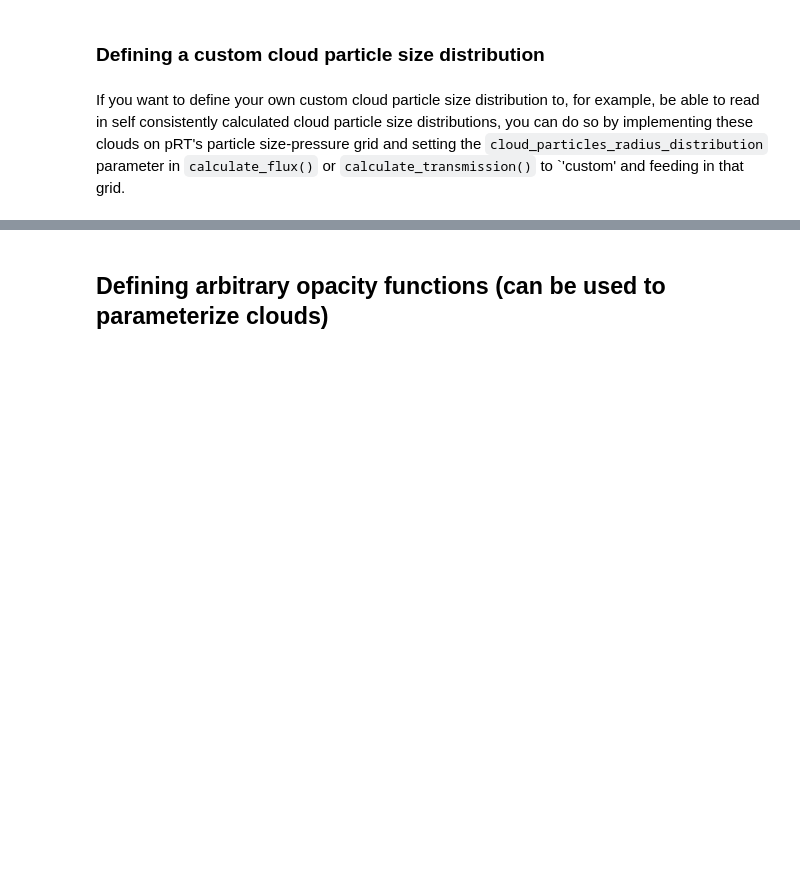
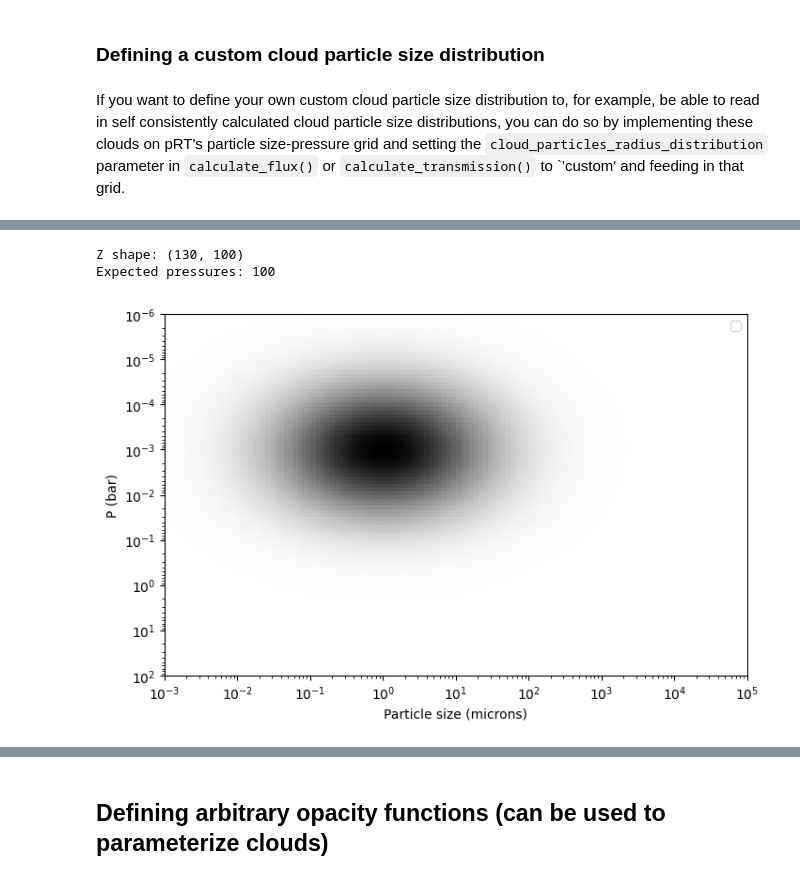
Before and after one commit to FormingWorlds/petitRADTRANS, a Jupyter notebook: docs/content/notebooks/including_clouds.ipynb, the cells around one changed output, grey strips where cells are left out. Saved outputs shown, nothing was run; the diff lists cells and outputs as text; code cells hidden in the pictures; blank space fills up the shorter version.

Commit message:
Working on the tests (not working - issue with reference file) Updating test (Formatting issue on custom cloud particle distribution)

```diff
--- a/docs/content/notebooks/including_clouds.ipynb
+++ b/docs/content/notebooks/including_clouds.ipynb
@@ -773,0 +719,18 @@ plt.show()
+# %%
+atmosphere = Radtrans(
+    pressures = np.logspace(-6,2,100),
+    line_species = [
+        'H2O',
+        'CO-NatAbund',
+        'CH4',
+        'CO2',
+        'Na',
+        'K'
+    ],
+    rayleigh_species = ['H2', 'He'],
+    gas_continuum_contributors = ['H2--H2', 'H2--He'],
+    cloud_species = [
+        'Mg2SiO4(s)_crystalline__DHS',
+    ],
+    wavelength_boundaries = [0.3, 15]
+)
@@ -773,0 +752,42 @@ plt.show()
+# %%
+mass_fractions['Mg2SiO4(s)_crystalline__DHS'] = 5e-7 * np.ones_like(temperatures)
+
+pressures = np.logspace(-6, 2, 100)
+radii = np.logspace(-3, 5, 130)
+P, R = np.meshgrid(pressures, radii)
+
+# Convert to log space
+logP = np.log10(P)
+logR = np.log10(R)
+
+# Gaussian center
+logP0 = np.log10(1e-3)
+logR0 = np.log10(1.0)
+
+# Standard deviations
+sigmaP = 1
+sigmaR = 1
+
+# Simple 2D Gaussian
+Z = np.exp(-((logP - logP0)**2 / (2 * sigmaP**2) +
+             (logR - logR0)**2 / (2 * sigmaR**2)))
+
+print("Z shape:", Z.shape)
+print("Expected pressures:", len(atmosphere.pressures))
+# Plot
+plt.figure(figsize=(8, 5))
+plt.pcolormesh(R, P, Z, shading='auto', cmap='binary')
+plt.xscale('log')
+plt.yscale('log')
+plt.ylim([1e2, 1e-6])
+plt.xlim([1e-3, 1e5])
+#plt.title(atmosphere.cloud_species[i_cloud])
+plt.ylabel('P (bar)')
+plt.xlabel('Particle size (microns)')
+plt.legend()
+
+plt.show()
+# %% [output]
+Z shape: (130, 100)
+Expected pressures: 100
+[figure, added]
```
Also changed, not shown: parts of 9 cells of this notebook.
